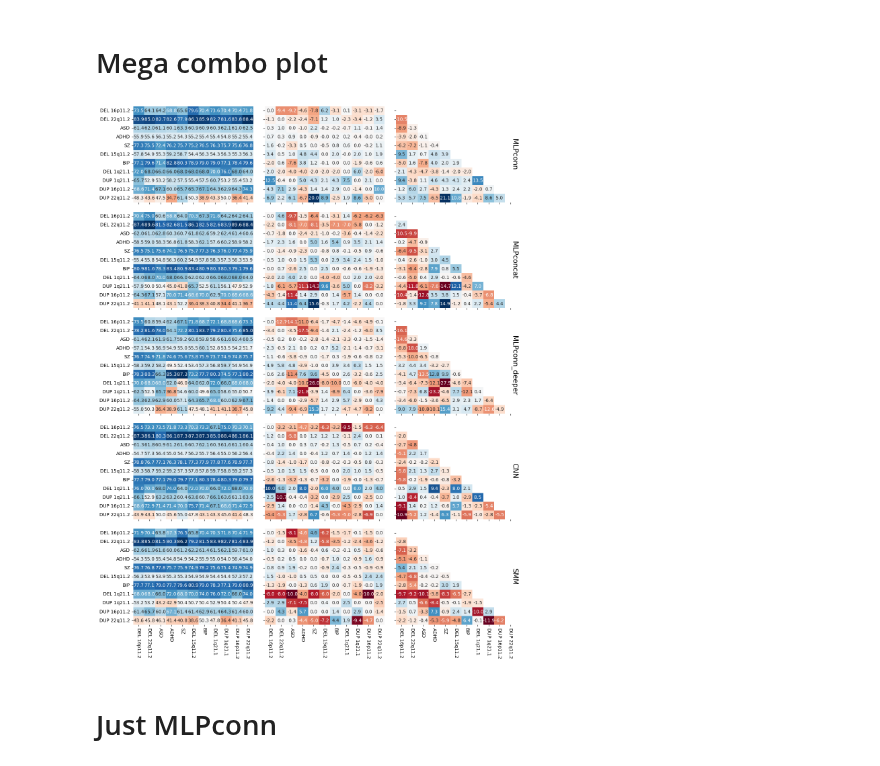
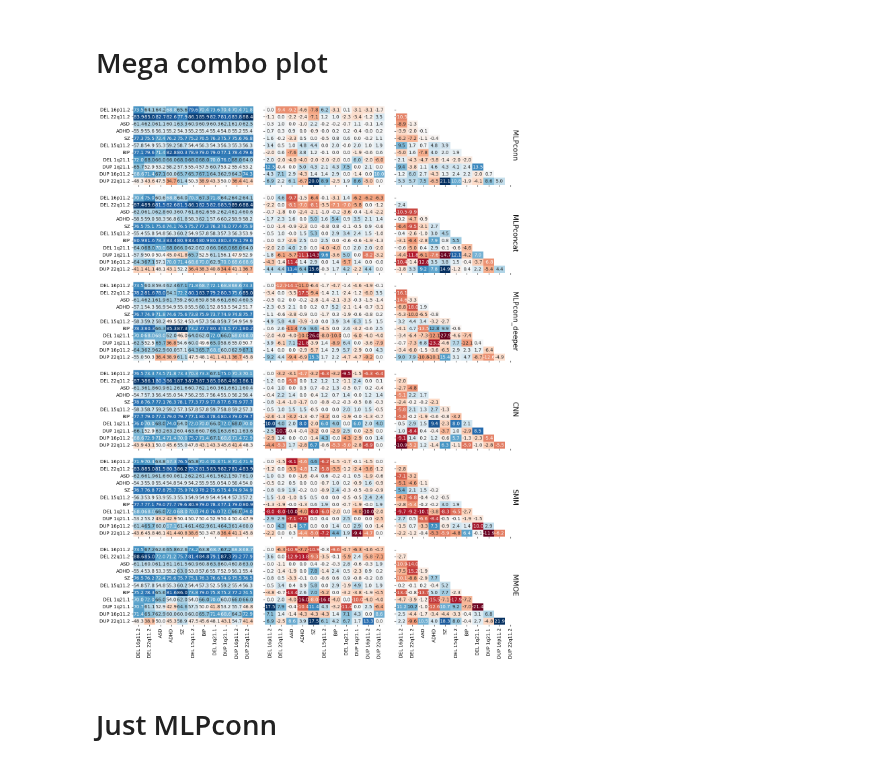
Before and after one commit to harveyaa/neuropsych_mtl, a Jupyter notebook: MTL/conditions/neg_transfer_intra.ipynb, the cells around one changed output. Saved outputs shown, nothing was run; the diff lists cells and outputs as text; code cells hidden in the pictures.

Commit message:
figure updates

```diff
--- a/MTL/conditions/neg_transfer_intra.ipynb
+++ b/MTL/conditions/neg_transfer_intra.ipynb
@@ -27,6 +27,9 @@ p_deeper_pairs = '/Users/harveyaa/Documents/masters/neuropsych_mtl/MTL/results_p
 
 p_mps_big_single = '/Users/harveyaa/Documents/masters/neuropsych_mtl/MTL/results_paper/baseline/mps_big'
 p_mps_big_pairs = '/Users/harveyaa/Documents/masters/neuropsych_mtl/MTL/results_paper/pairs/mps_big'
+
+p_mmoe_single = '/Users/harveyaa/Documents/masters/neuropsych_mtl/MTL/results_paper/baseline/mlp'
+p_mmoe_pairs = '/Users/harveyaa/Documents/masters/neuropsych_mtl/MTL/results_paper/pairs/mmoe'
 
 cases = ['DUP1q21_1',
         'DEL1q21_1',
@@ -268,9 +274,31 @@ np.fill_diagonal(mps_big_pairs,mps_big_single)
+# %%
+mmoe_pairs = np.zeros((len(cases),len(cases)))
+for i in range(1,len(pairs)+1):
+    p = os.path.join(p_mmoe_pairs,f'pair_{i}')
+    p_fold = os.path.join(p,'fold_0')
+    case1 = [f for f in os.listdir(p_fold) if f[-4:]=='.csv'][0].split('.')[0].split('-')[2]
+    case2 = [f for f in os.listdir(p_fold) if f[-4:]=='.csv'][0].split('.')[0].split('-')[3]
+    final_acc_case1 = []
+    final_acc_case2 = []
+    for i in range(5):
+        p_fold = os.path.join(p,f'fold_{i}')
+        file = [f for f in os.listdir(p_fold) if f[-4:]=='.csv'][0]
+        df = pd.read_csv(os.path.join(p_fold,file),index_col=0,header=[0,1])
+        final_acc_case1.append(df[case1]['Accuracy/test'].iloc[-1])
+        final_acc_case2.append(df[case2]['Accuracy/test'].iloc[-1])
+
+    # case1, case2: accuracy of case1 trained with case2
+    mmoe_pairs[case_to_idx[case1],case_to_idx[case2]] = np.mean(final_acc_case1)
+    mmoe_pairs[case_to_idx[case2],case_to_idx[case1]] = np.mean(final_acc_case2)
+
+np.fill_diagonal(mmoe_pairs,mlp_single)
 # %%
 mlp_pairs = pd.DataFrame(mlp_pairs,index=cases,columns=cases)
 cnn_pairs = pd.DataFrame(cnn_pairs,index=cases,columns=cases)
 concat_pairs = pd.DataFrame(concat_pairs,index=cases,columns=cases)
 deeper_pairs = pd.DataFrame(deeper_pairs,index=cases,columns=cases)
 mps_big_pairs = pd.DataFrame(mps_big_pairs,index=cases,columns=cases)
+mmoe_pairs = pd.DataFrame(mmoe_pairs,index=cases,columns=cases)
 # %% [markdown]
 # Compare
 # %%
@@ -279,6 +307,7 @@ concat_diff = (concat_pairs.transpose() - concat_single).transpose()
 deeper_diff = (deeper_pairs.transpose() - deeper_single).transpose()
 cnn_diff = (cnn_pairs.transpose() - cnn_single).transpose()
 mps_big_diff = (mps_big_pairs.transpose() - mps_big_single).transpose()
+mmoe_diff = (mmoe_pairs.transpose() - mlp_single).transpose()
 
 #np.save('./results_paper/neg_transfer/figures/mlp_diff.npy',mlp_diff)
 #np.save('./results_paper/neg_transfer/figures/cnn_diff.npy',cnn_diff)
@@ -464,7 +493,10 @@ plt.tight_layout(pad=1)
 # %% [markdown]
 # Mega combo plot
 # %%
-fig,ax = plt.subplots(5,3,figsize=(13,17),sharey=True,sharex=True)
+clabels_mlp_order = [cases[i] for i in np.argsort(clabels_mlp)]
+labels_mlp_order = [labels[i] for i in np.argsort(clabels_mlp)]
+
+fig,ax = plt.subplots(6,3,figsize=(13,17),sharey=True,sharex=True)
 
 # Pair Gains
 sns.heatmap(mlp_diff.loc[clabels_mlp_order,clabels_mlp_order] + mlp_diff.loc[clabels_mlp_order,clabels_mlp_order].transpose(),
@@ -477,6 +509,8 @@ sns.heatmap(cnn_diff.loc[clabels_mlp_order,clabels_mlp_order] + cnn_diff.loc[cla
             annot=True,cmap='RdBu',cbar=False,ax=ax[3,2],center=0,fmt='.1f',mask = np.triu(np.ones((11,11))))
 sns.heatmap(mps_big_diff.loc[clabels_mlp_order,clabels_mlp_order] + mps_big_diff.loc[clabels_mlp_order,clabels_mlp_order].transpose(),
             annot=True,cmap='RdBu',cbar=False,ax=ax[4,2],center=0,fmt='.1f',mask = np.triu(np.ones((11,11))))
+sns.heatmap(mmoe_diff.loc[clabels_mlp_order,clabels_mlp_order] + mmoe_diff.loc[clabels_mlp_order,clabels_mlp_order].transpose(),
+            annot=True,cmap='RdBu',cbar=False,ax=ax[5,2],center=0,fmt='.1f',mask = np.triu(np.ones((11,11))))
 
 # pairwise diff
 sns.heatmap(mlp_diff.loc[clabels_mlp_order,clabels_mlp_order],annot=True,cmap='RdBu',cbar=False,ax=ax[0,1],center=0,fmt='.1f')
@@ -484,6 +518,7 @@ sns.heatmap(concat_diff.loc[clabels_mlp_order,clabels_mlp_order],annot=True,cmap
 sns.heatmap(deeper_diff.loc[clabels_mlp_order,clabels_mlp_order],annot=True,cmap='RdBu',cbar=False,ax=ax[2,1],center=0,fmt='.1f')
 sns.heatmap(cnn_diff.loc[clabels_mlp_order,clabels_mlp_order],annot=True,cmap='RdBu',cbar=False,ax=ax[3,1],center=0,fmt='.1f')
 sns.heatmap(mps_big_diff.loc[clabels_mlp_order,clabels_mlp_order],annot=True,cmap='RdBu',cbar=False,ax=ax[4,1],center=0,fmt='.1f')
+sns.heatmap(mmoe_diff.loc[clabels_mlp_order,clabels_mlp_order],annot=True,cmap='RdBu',cbar=False,ax=ax[5,1],center=0,fmt='.1f')
 
 # pairwise raw
 sns.heatmap(mlp_pairs.loc[clabels_mlp_order,clabels_mlp_order],annot=True,cmap='RdBu',cbar=False,ax=ax[0,0],center=50,fmt='.1f')
@@ -491,38 +526,42 @@ sns.heatmap(concat_pairs.loc[clabels_mlp_order,clabels_mlp_order],annot=True,cma
 sns.heatmap(deeper_pairs.loc[clabels_mlp_order,clabels_mlp_order],annot=True,cmap='RdBu',cbar=False,ax=ax[2,0],center=50,fmt='.1f')
 sns.heatmap(cnn_pairs.loc[clabels_mlp_order,clabels_mlp_order],annot=True,cmap='RdBu',cbar=False,ax=ax[3,0],center=50,fmt='.1f')
 sns.heatmap(mps_big_pairs.loc[clabels_mlp_order,clabels_mlp_order],annot=True,cmap='RdBu',cbar=False,ax=ax[4,0],center=50,fmt='.1f')
+sns.heatmap(mmoe_pairs.loc[clabels_mlp_order,clabels_mlp_order],annot=True,cmap='RdBu',cbar=False,ax=ax[5,0],center=50,fmt='.1f')
 
 #ax[0,0].set_title('Accuracy')
 #ax[0,1].set_title('Difference from Baseline')
 #ax[0,2].set_title('Pair Gain')
 
 ax[0,2].yaxis.set_label_position("right")
 ax[1,2].yaxis.set_label_position("right")
 ax[2,2].yaxis.set_label_position("right")
 ax[3,2].yaxis.set_label_position("right")
 ax[4,2].yaxis.set_label_position("right")
+ax[5,2].yaxis.set_label_position("right")
 
 ax[0,2].set_ylabel('MLPconn',size=15,rotation=270)
 ax[1,2].set_ylabel('MLPconcat',size=15,rotation=270)
 ax[2,2].set_ylabel('MLPconn_deeper',size=15,rotation=270)
 ax[3,2].set_ylabel('CNN',size=15,rotation=270)
 ax[4,2].set_ylabel('SMM',size=15,rotation=270)
+ax[5,2].set_ylabel('MMOE',size=15,rotation=270)
 
 ax[0,0].set_yticklabels(labels_mlp_order)
 ax[1,0].set_yticklabels(labels_mlp_order)
 ax[2,0].set_yticklabels(labels_mlp_order)
 ax[3,0].set_yticklabels(labels_mlp_order)
 ax[4,0].set_yticklabels(labels_mlp_order)
+ax[5,0].set_yticklabels(labels_mlp_order)
 
 ax[4,0].set_xticklabels(labels_mlp_order,rotation=270)
 ax[4,1].set_xticklabels(labels_mlp_order,rotation=270)
 ax[4,2].set_xticklabels(labels_mlp_order,rotation=270)
 
 #plt.subplots_adjust(hspace=0.1,wspace=0.05)
 plt.tight_layout(pad=2)
 #plt.savefig('./results_paper/pairs/figures/triple_comparison.png',dpi=300)
 # %% [output]
-[figure, old version]
+[figure, new version]
 # %% [markdown]
 # Just MLPconn
 # %%
```
Also changed, not shown: parts of 9 cells of this notebook, 12 other files.
